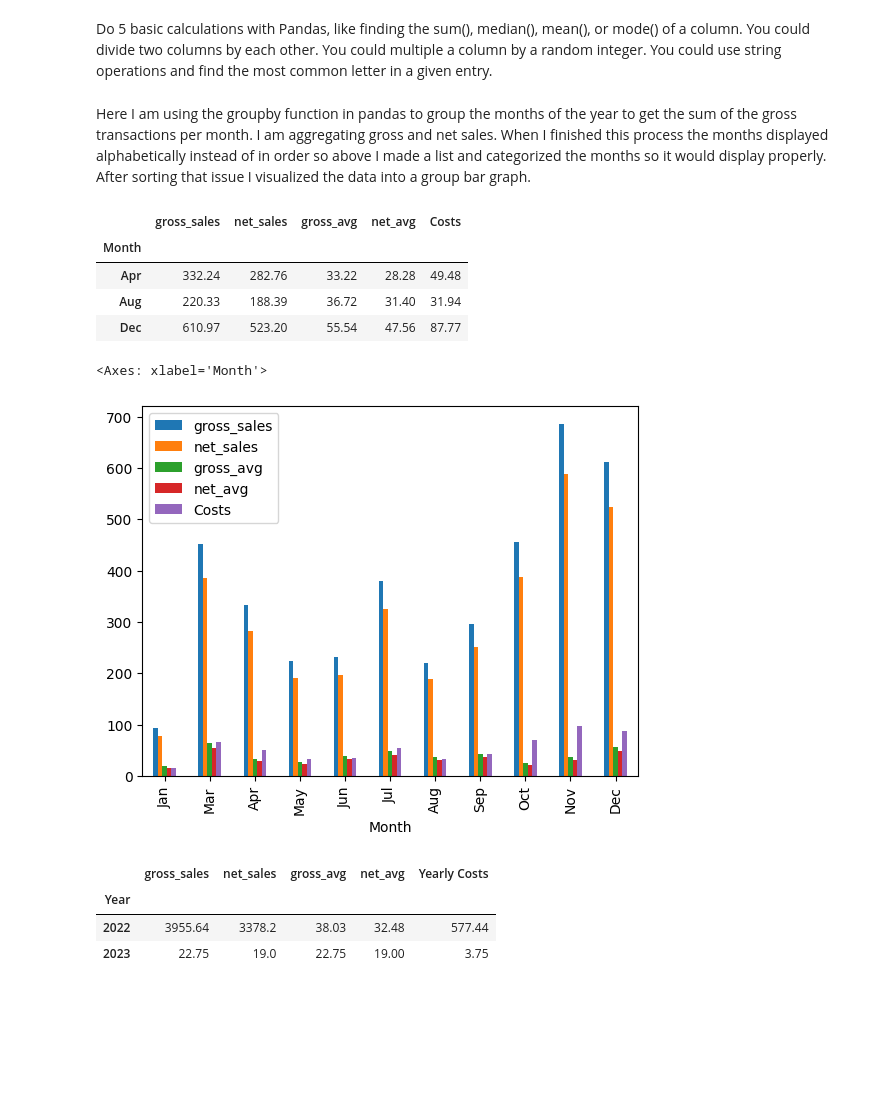
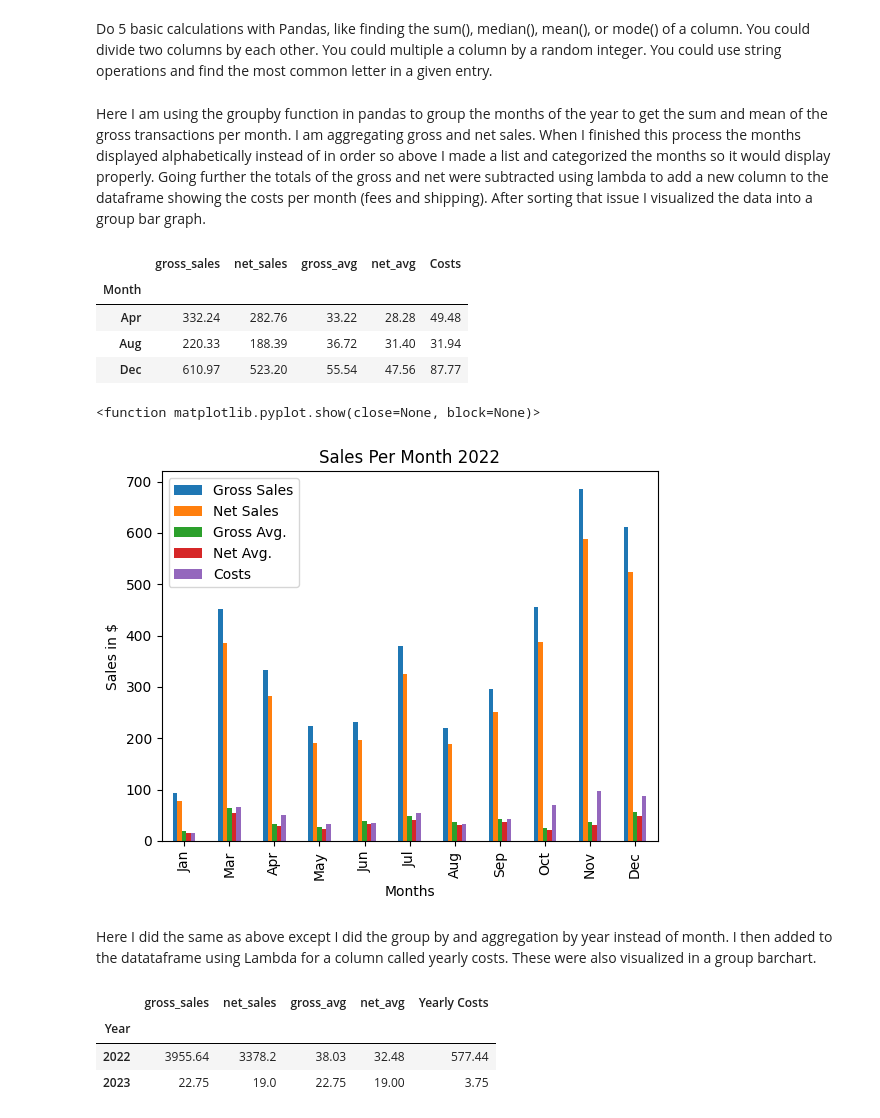
Before and after one commit to NMason1990/My-Ebay-Sales-Data-Analysis---2022, a Jupyter notebook: Ebay_Sales_Data2.ipynb, the cells around one changed output. Saved outputs shown, nothing was run; the diff lists cells and outputs as text; code cells hidden in the pictures; blank space fills up the shorter version.

Commit message:
Updated visualizations

```diff
--- a/Ebay_Sales_Data2.ipynb
+++ b/Ebay_Sales_Data2.ipynb
@@ -91,8 +91,7 @@ use string operations and find
 the most common letter in a
 given entry.
 # %% [markdown]
-Here I am using the groupby function in pandas to group the months of the year to get the sum of the gross transactions per month.
-I am aggregating gross and net sales. When I finished this process the months displayed alphabetically instead of in order so above I made a list and categorized the months so it would display properly. After sorting that issue I visualized the data into a group bar graph.
+Here I am using the groupby function in pandas to group the months of the year to get the sum and mean of the gross transactions per month. I am aggregating gross and net sales. When I finished this process the months displayed alphabetically instead of in order so above I made a list and categorized the months so it would display properly. Going further the totals of the gross and net were subtracted using lambda to add a new column to the dataframe showing the costs per month (fees and shipping). After sorting that issue I visualized the data into a group bar graph.
 # %%
 sales_by_month = cols_by_date.groupby("Month").agg(
   gross_sales=('Gross transaction amount', np.sum,),
@@ -108,10 +107,20 @@ sales_by_month.round(2).head(3)
 | Dec | 610.97 | 523.20 | 55.54 | 47.56 | 87.77 |
 # %%
 sales_by_month_order = sales_by_month.sort_values('Month', key = lambda x : pd.Categorical(x, categories=months, ordered=True))
-sales_by_month_order.round(2).plot.bar(stacked=False)
+sales_by_month_order[["gross_sales", "net_sales", "gross_avg", "net_avg", "Costs"]].plot(
+    kind="bar", stacked=False, legend=True)
+figsize=(12,8)
+
+plt.title("Sales Per Month 2022")
+plt.xlabel("Months")
+plt.ylabel("Sales in $")
+plt.legend(['Gross Sales', 'Net Sales', 'Gross Avg.', 'Net Avg.', 'Costs'])
+plt.show
 # %% [output]
-<Axes: xlabel='Month'>
+<function matplotlib.pyplot.show(close=None, block=None)>
-[figure, old version]
+[figure, new version]
+# %% [markdown]
+Here I did the same as above except I did the group by and aggregation by year instead of month. I then added to the datataframe using Lambda for a column called yearly costs. These were also visualized in a group barchart.
 # %%
 sales_by_month = cols_by_date.groupby("Year").agg(
   gross_sales=('Gross transaction amount', np.sum,),
```
Also changed, not shown: parts of 1 cell of this notebook.
